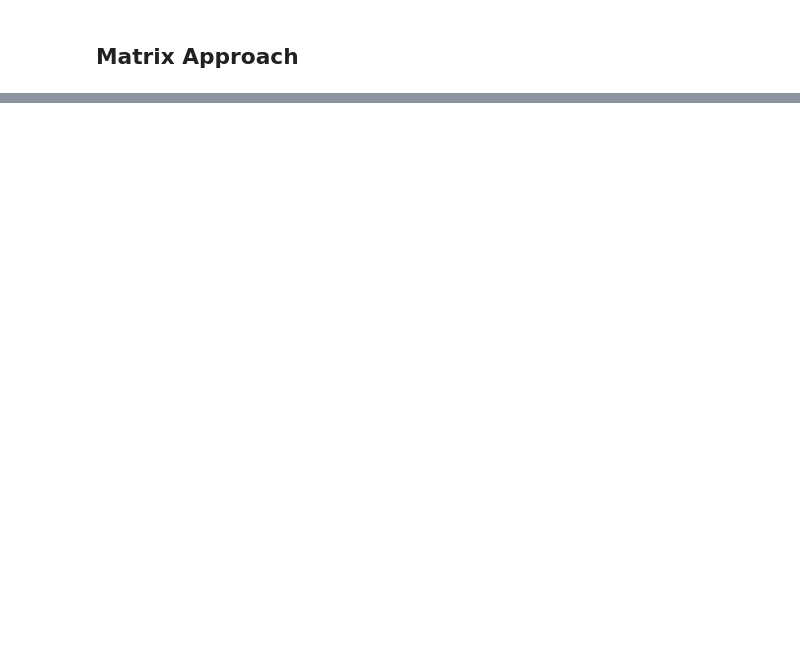
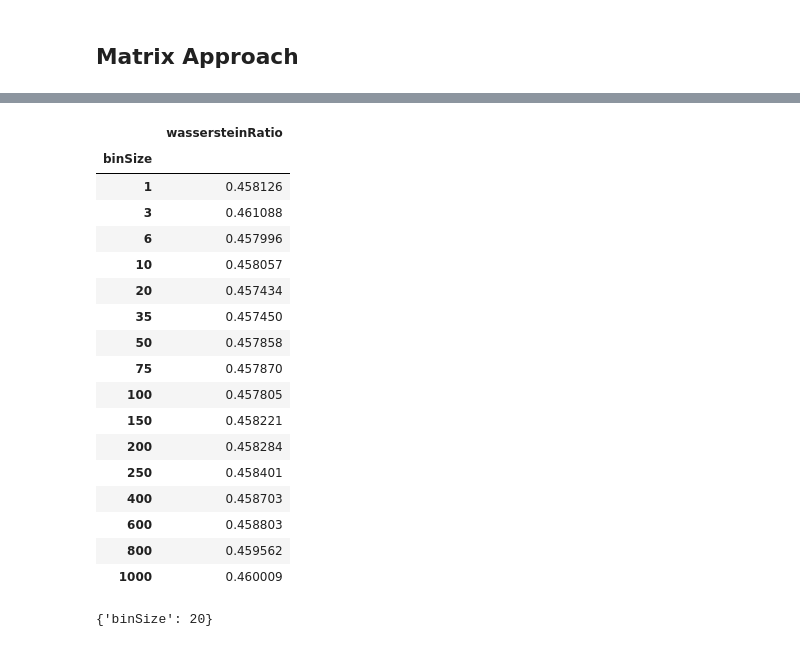
Before and after one commit to d3group/dddex, a Jupyter notebook: testCode.ipynb, the cells around one changed output, grey strips where cells are left out. Drawn from its saved outputs; the diff is of its cells as text; code cells hidden in the pictures; blank space fills up the shorter version.

```diff
--- a/testCode.ipynb
+++ b/testCode.ipynb
@@ -1159,0 +1069,28 @@ kernelMatrix.shape
+# %%
+dataTrain = data[data.label == 'train']
+
+cvFolds = groupedTimeSeriesSplit(data = dataTrain,
+                                 kFolds = 3,
+                                 testLength = 28,
+                                 groupFeature = 'id',
+                                 timeFeature = 'dayIndex')
+# %%
+paramGridEstimator = {'num_leaves': [20, 40, 60, 80, 100, 150],
+                      'max_depth': [-1, 3, 4, 5, 6, 7],
+                      'min_child_samples': [2, 4, 6, 8, 10, 13, 16, 20, 25, 50, 75, 100, 150, 200, 300, 400],
+                      'learning_rate': [0.05, 0.1, 0.15, 0.2],
+                      'n_estimators': [100, 200, 300, 400, 500, 600],
+                      'subsample': [0.05, 0.1, 0.2, 0.3, 0.5, 0.75, 1],
+                      'colsample_bytree': [0.05, 0.1, 0.2, 0.3, 0.5, 0.75, 1]}
+
+CVEstimator = RandomizedSearchCV(estimator = LGBM,
+                                 cv = cvFolds,
+                                 param_distributions = paramGridEstimator,
+                                 scoring = 'neg_mean_squared_error',
+                                 n_iter = 100,
+                                 refit = True,
+                                 n_jobs = len(cvFolds),
+                                 return_train_score = True,
+                                 verbose = 0)
+
+CVEstimator.fit(XTrain, yTrain)
@@ -1159,0 +1115,38 @@ kernelMatrix.shape
+# %%
+LSKDEx = LevelSetKDEx(estimator = CVEstimator.best_estimator_)
+# LSKDEx = LevelSetKDEx(estimator = LGBM)
+
+paramGridLSx = {'binSize': [1, 3, 6, 10, 20, 35, 50, 75, 100, 150, 200, 250, 400, 600, 800, 1000]}
+
+CV = DensityCrossValidation(estimator = LSKDEx,
+                            cvFolds = cvFolds,
+                            parameterGrid = paramGridLSx,
+                            n_jobs = len(cvFolds),
+                            p = 1)
+# %%
+CV.fit(X = XTrain, y = yTrain)
+# %%
+CV.cvResults
+# %% [output]
+|  | wassersteinRatio |
+| binSize |  |
+| 1 | 0.458126 |
+| 3 | 0.461088 |
+| 6 | 0.457996 |
+| 10 | 0.458057 |
+| 20 | 0.457434 |
+| 35 | 0.457450 |
+| 50 | 0.457858 |
+| 75 | 0.457870 |
+| 100 | 0.457805 |
+| 150 | 0.458221 |
+| 200 | 0.458284 |
+| 250 | 0.458401 |
+| 400 | 0.458703 |
+| 600 | 0.458803 |
+| 800 | 0.459562 |
+| 1000 | 0.460009 |
+# %%
+CV.bestParams
+# %% [output]
+{'binSize': 20}
```
Also changed, not shown: parts of 81 cells of this notebook, 6 other files.
